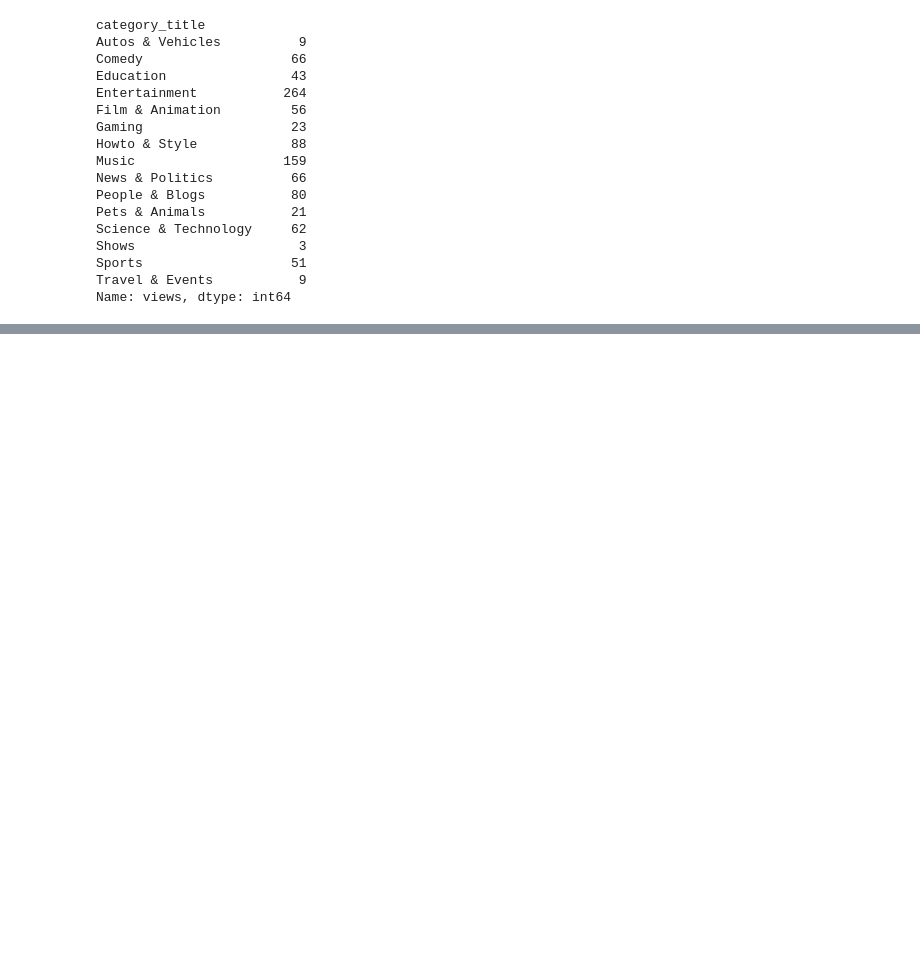
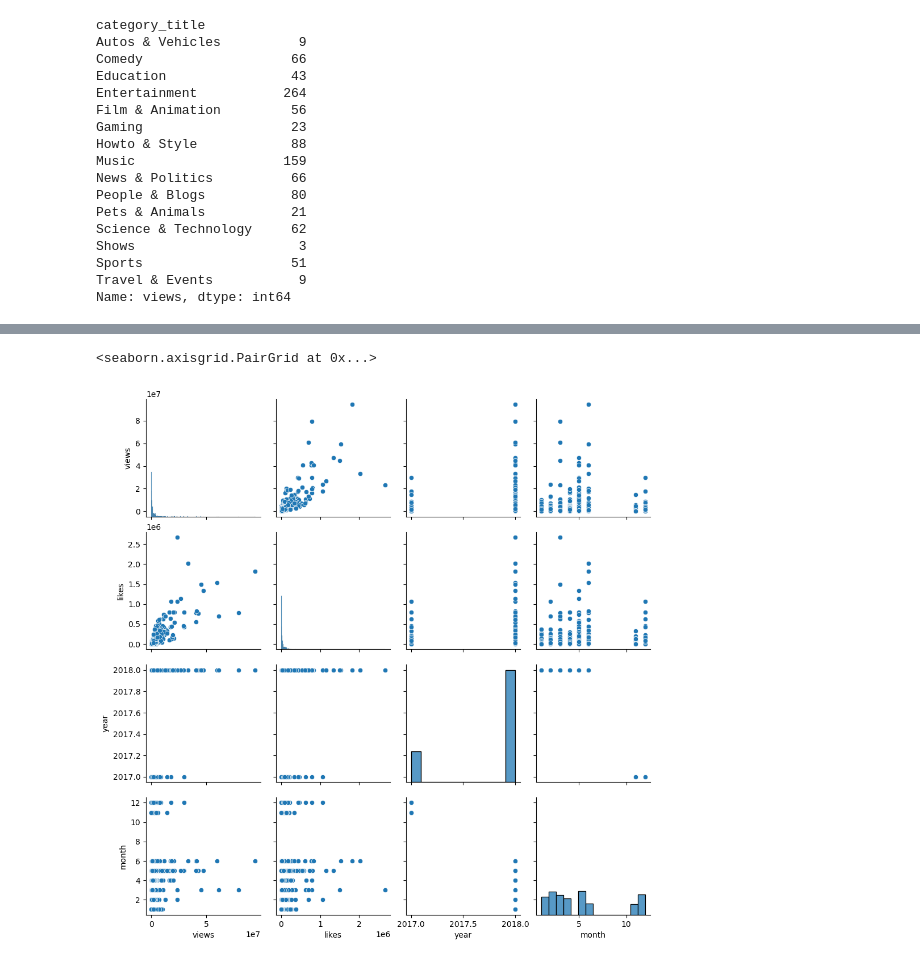
Before and after one commit to DarGo17/youtube, a Jupyter notebook: YouTube Assignmnet.ipynb, the cells around one changed output, grey strips where cells are left out. Saved outputs shown, nothing was run; the diff lists cells and outputs as text; code cells hidden in the pictures; blank space fills up the shorter version.

```diff
--- a/YouTube Assignmnet.ipynb
+++ b/YouTube Assignmnet.ipynb
@@ -291,0 +313,5 @@ Name: views, dtype: int64
+# %%
+sns.pairplot(smaller_df)
+# %% [output]
+<seaborn.axisgrid.PairGrid at 0x...>
+[figure, added]
```
Also changed, not shown: parts of 3 cells of this notebook.
